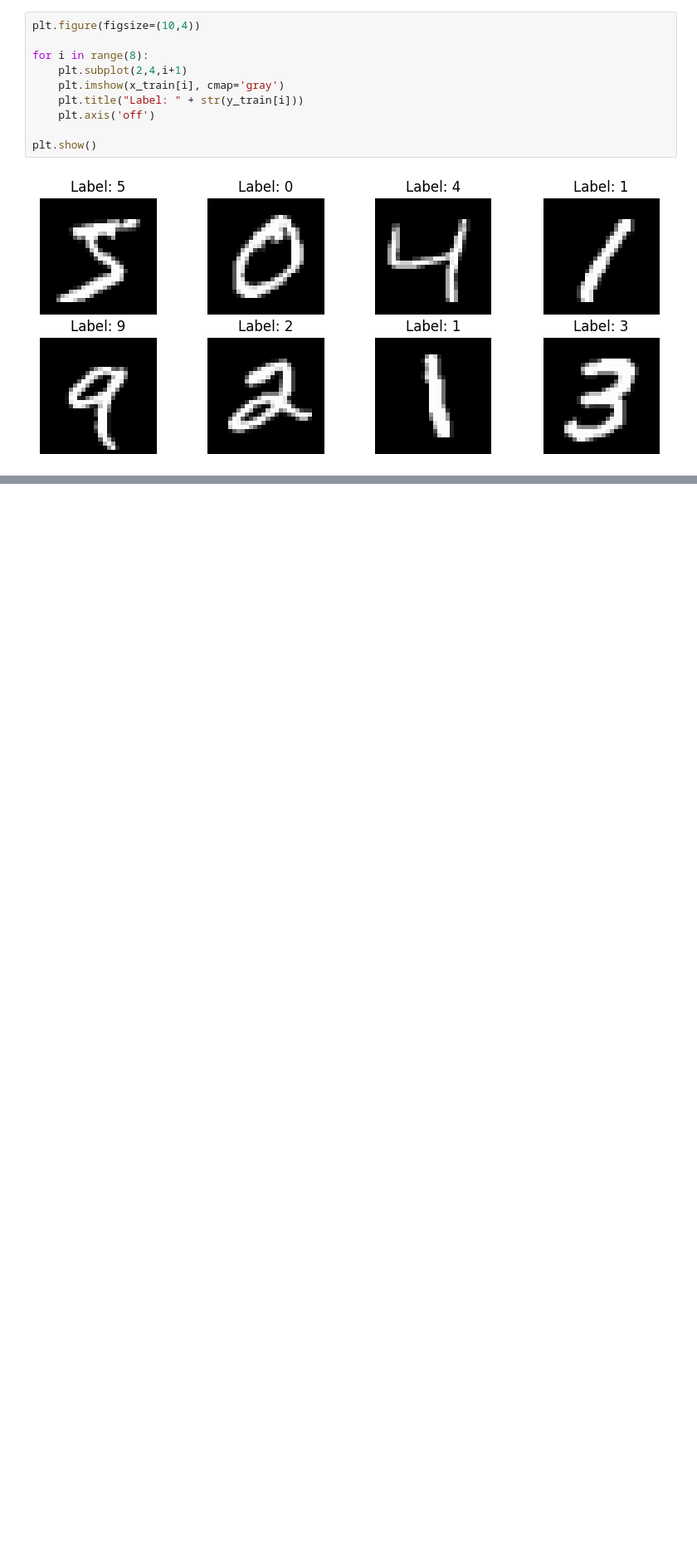
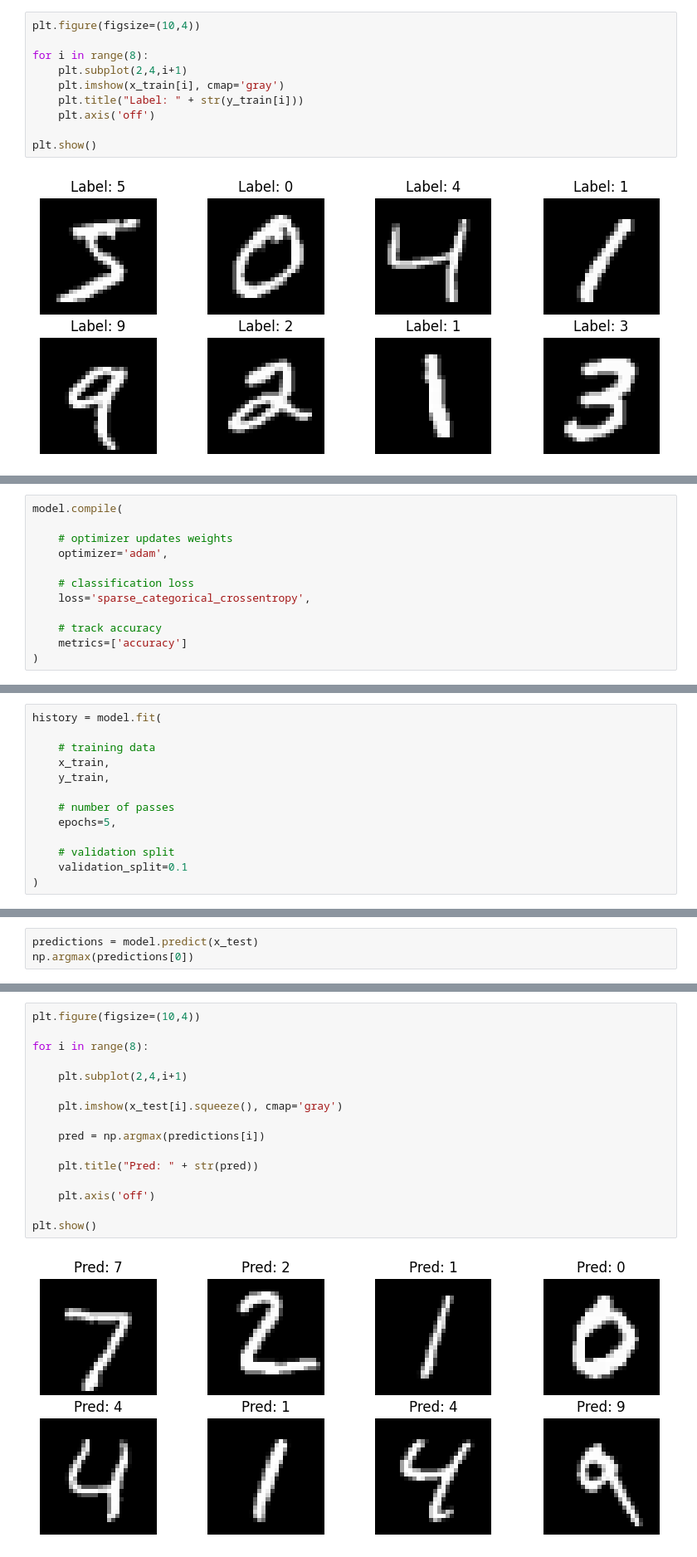
Before and after one commit to yadavrishikesh/Deep-Learning-Slides-Code, a Jupyter notebook: code/CNN/CNNs.ipynb, the cells around one changed output, grey strips where cells are left out. Shown at 83% size. Drawn from its saved outputs; the diff is of its cells as text; blank space fills up the shorter version.

```diff
--- a/code/CNN/CNNs.ipynb
+++ b/code/CNN/CNNs.ipynb
@@ -71,0 +167,12 @@ Pixel values range from 0–255. We need to scale them to 0–1. This improves t
+# %%
+model.compile(
+
+    # optimizer updates weights
+    optimizer='adam',
+
+    # classification loss
+    loss='sparse_categorical_crossentropy',
+
+    # track accuracy
+    metrics=['accuracy']
+)
@@ -71,0 +185,13 @@ Pixel values range from 0–255. We need to scale them to 0–1. This improves t
+# %%
+history = model.fit(
+
+    # training data
+    x_train,
+    y_train,
+
+    # number of passes
+    epochs=5,
+
+    # validation split
+    validation_split=0.1
+)
@@ -71,0 +225,3 @@ Pixel values range from 0–255. We need to scale them to 0–1. This improves t
+# %%
+predictions = model.predict(x_test)
+np.argmax(predictions[0])
@@ -71,0 +233,18 @@ Pixel values range from 0–255. We need to scale them to 0–1. This improves t
+# %%
+plt.figure(figsize=(10,4))
+
+for i in range(8):
+
+    plt.subplot(2,4,i+1)
+
+    plt.imshow(x_test[i].squeeze(), cmap='gray')
+
+    pred = np.argmax(predictions[i])
+
+    plt.title("Pred: " + str(pred))
+
+    plt.axis('off')
+
+plt.show()
+# %% [output]
+[figure, added]
```
Also changed, not shown: parts of 16 cells of this notebook.
